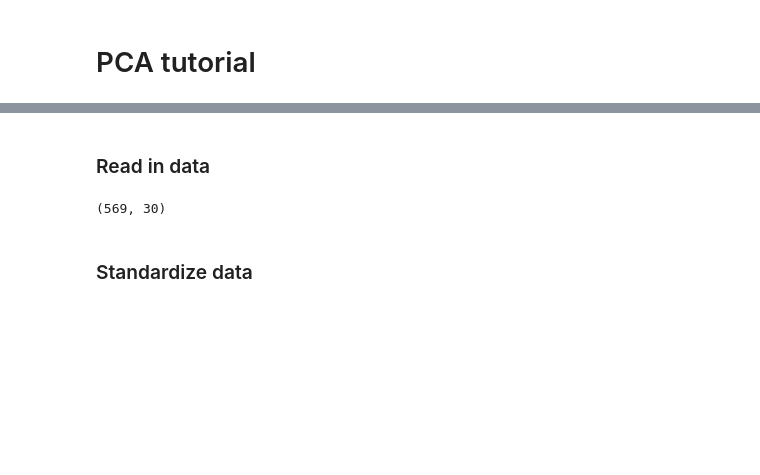
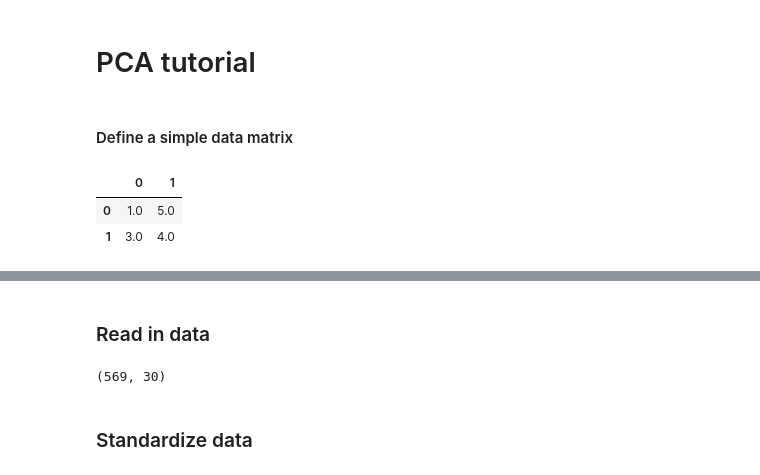
Before and after one commit to goodwin-matt/data_science_toolkit, a Jupyter notebook: DataScienceCode/pca_exploration.ipynb, the cells around one changed output, grey strips where cells are left out. Saved outputs shown, nothing was run; the diff lists cells and outputs as text; code cells hidden in the pictures; blank space fills up the shorter version.

```diff
--- a/DataScienceCode/pca_exploration.ipynb
+++ b/DataScienceCode/pca_exploration.ipynb
@@ -8,3 +8,12 @@ import numpy as np
 
 from sklearn import datasets
 from sklearn.decomposition import PCA
+# %% [markdown]
+#### Define a simple data matrix
+# %%
+matt = pd.DataFrame(np.array([[1.,5.],[3.,4.]]))
+matt
+# %% [output]
+|  | 0 | 1 |
+| 0 | 1.0 | 5.0 |
+| 1 | 3.0 | 4.0 |
```
Also changed, not shown: parts of 15 cells of this notebook, 35 other files.
